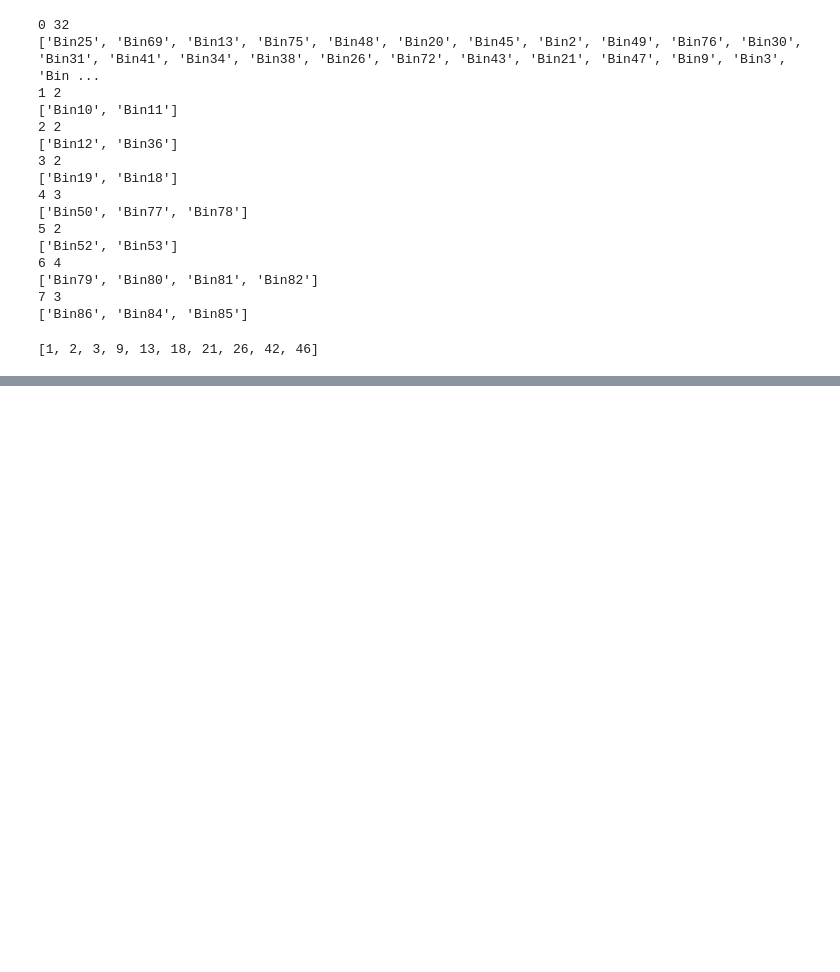
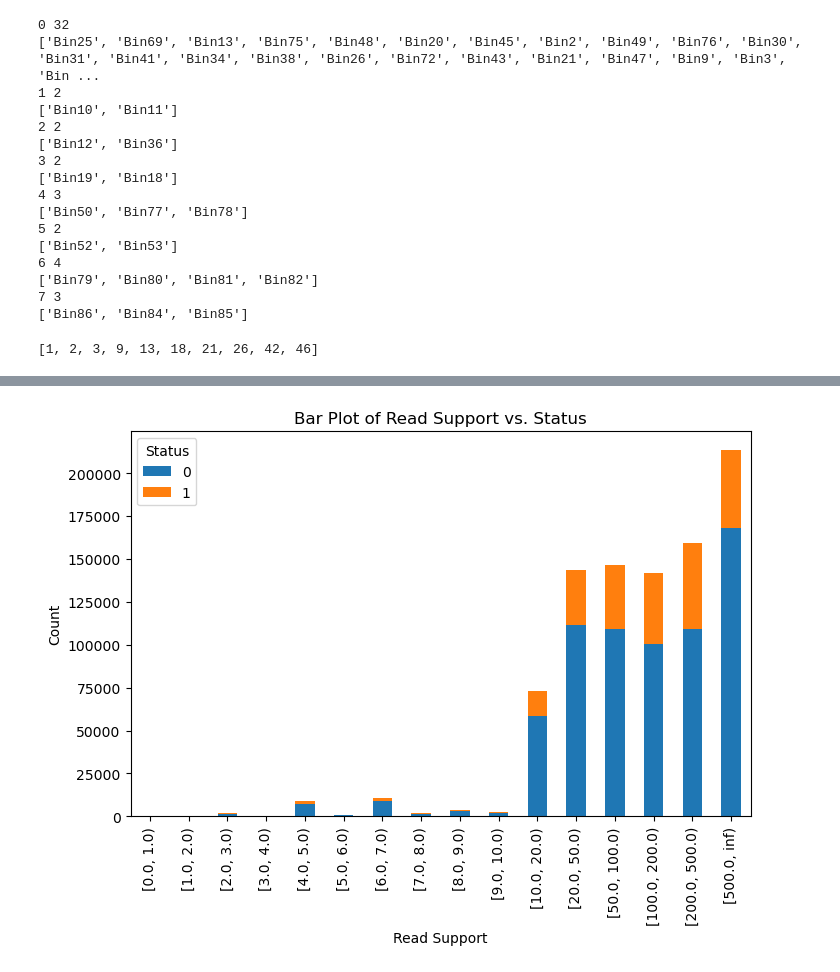
Before and after one commit to noush-joglekar/sporeC_prelim, a Jupyter notebook: scripts/jupyterNB/plotPrunedHG.ipynb, the cells around one changed output, grey strips where cells are left out. Cells and saved outputs as stored; diff of their text form; code cells hidden in the pictures; blank space fills up the shorter version.

Commit message:
was identifying the interesting and expected reads to test and looking at generated output.

```diff
--- a/scripts/jupyterNB/plotPrunedHG.ipynb
+++ b/scripts/jupyterNB/plotPrunedHG.ipynb
@@ -364,0 +392,6 @@ binVec
+# %%
+card = 4
+coSimFile = pd.read_csv(f'{outDir}cosineSim_card{card}.csv',sep = "\t")
+wDistFile = pd.read_csv(f'{outDir}wDist_card{card}.csv',sep = "\t")
+eDistFile = pd.read_csv(f'{outDir}eDist_card{card}.csv',sep = "\t")
+empDistFile = pd.read_csv(f'{outDir}empDist_card{card}.csv',sep = "\t")
@@ -364,0 +415,17 @@ binVec
+# %%
+bins = [0, 1, 2, 3, 4, 5, 6, 7, 8, 9, 10, 20, 50, 100, 200, 500, float('inf')]
+empDistFile['ReadSupportBin'] = pd.cut(empDistFile['ReadSupport'], bins=bins, right=False)
+grouped_empDist = empDistFile.groupby(['ReadSupportBin', 'Status']).size().unstack(fill_value=0)
+
+# Plot the bar plot
+ax = grouped_empDist.plot(kind='bar', stacked=True, figsize=(8, 5))
+
+# Set labels and title
+ax.set_xlabel('Read Support')
+ax.set_ylabel('Count')
+ax.set_title('Bar Plot of Read Support vs. Status')
+
+# Show the plot
+plt.show()
+# %% [output]
+[figure, added]
```
Also changed, not shown: parts of 25 cells of this notebook.
